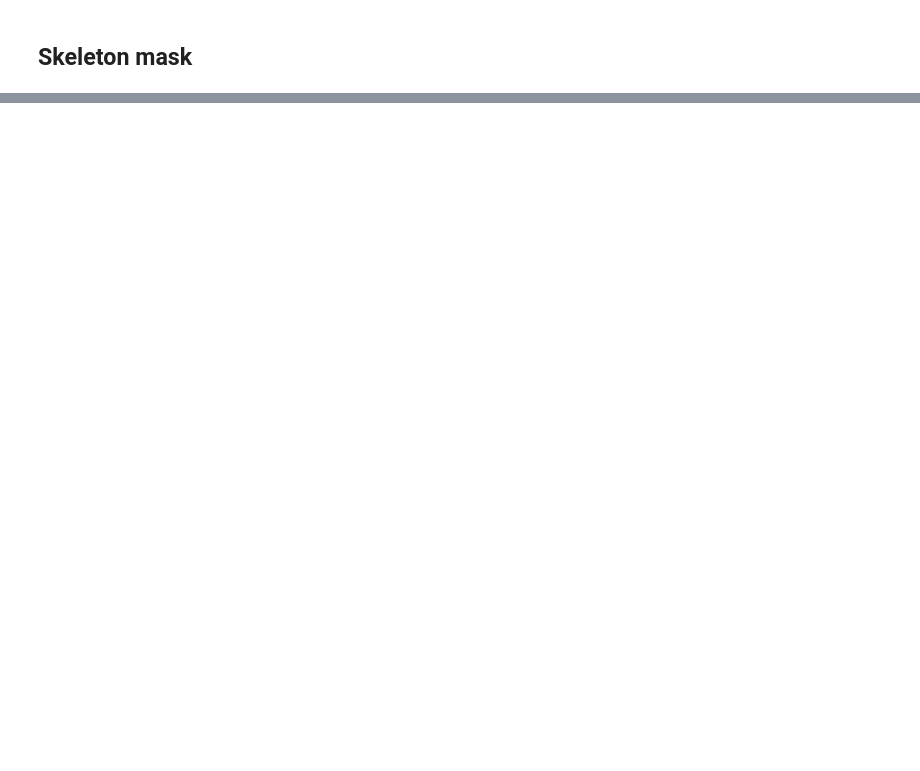
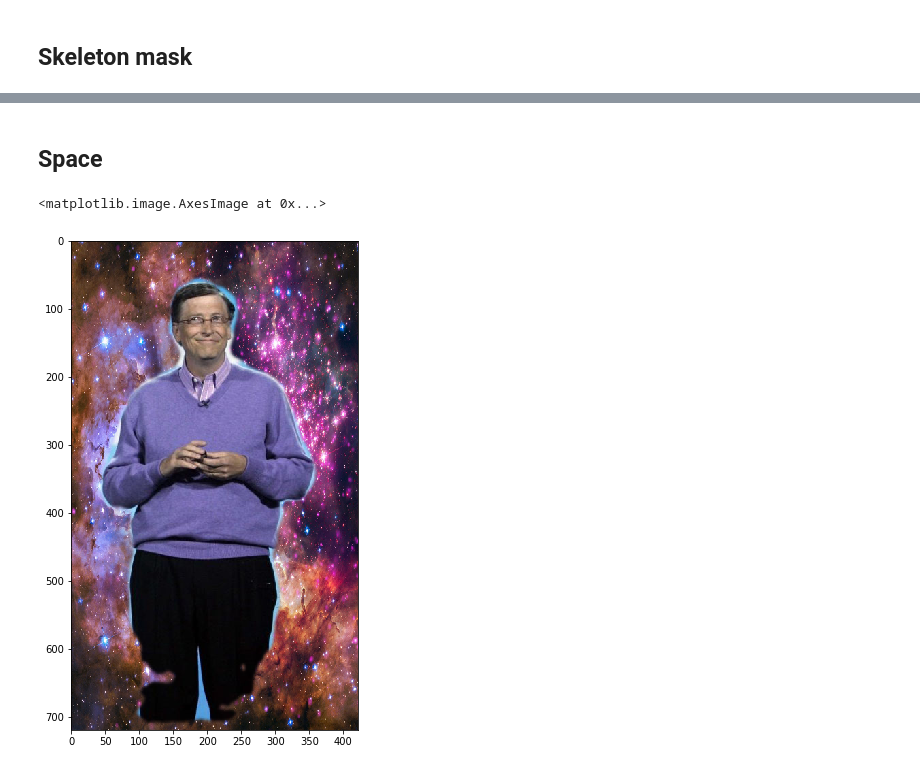
Before and after one commit to zhozheka/TS-project-2, a Jupyter notebook: pose_estimation_segmentation/pose_segmentation.ipynb, the cells around one changed output, grey strips where cells are left out. Cells and saved outputs as stored; diff of their text form; code cells hidden in the pictures; blank space fills up the shorter version.

Commit message:
space

```diff
--- a/pose_estimation_segmentation/pose_segmentation.ipynb
+++ b/pose_estimation_segmentation/pose_segmentation.ipynb
@@ -122,0 +142,21 @@ plt.imshow(mask_img)
+# %% [markdown]
+## Space
+# %%
+space = plt.imread('./sample_image/space.jpg')
+space = resize(space, img.shape[:2])*255
+space = space.astype(np.uint8)
+# %%
+img_space = np.zeros(img.shape,dtype=np.uint8)
+
+alpha_s = img_segm[:, :, 3] / 255.0
+alpha_l = 1.0 - alpha_s
+
+for c in range(0, 3):
+    img_space[:,:,c] = (alpha_s * img_segm[:,:,c] + alpha_l * space[:,:,c])
+# %%
+plt.figure(figsize=(9,9))
+
+plt.imshow(img_space)
+# %% [output]
+<matplotlib.image.AxesImage at 0x...>
+[figure, added]
```
Also changed, not shown: parts of 16 cells of this notebook, 1 other file.
